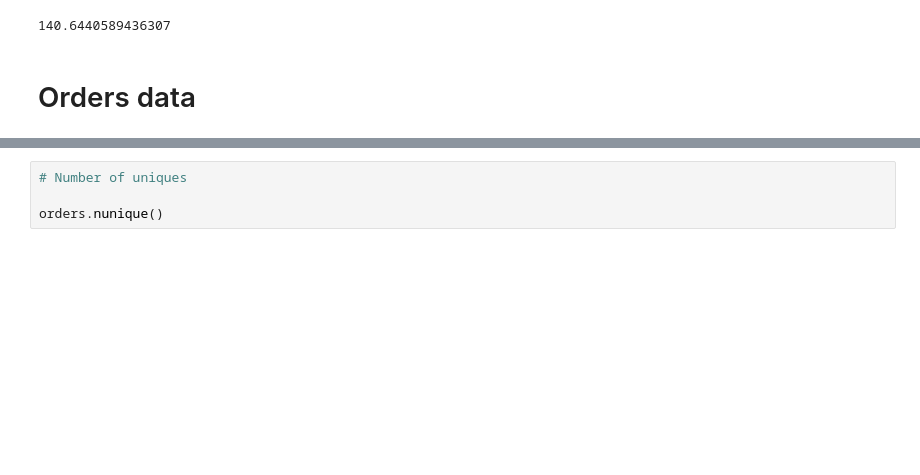
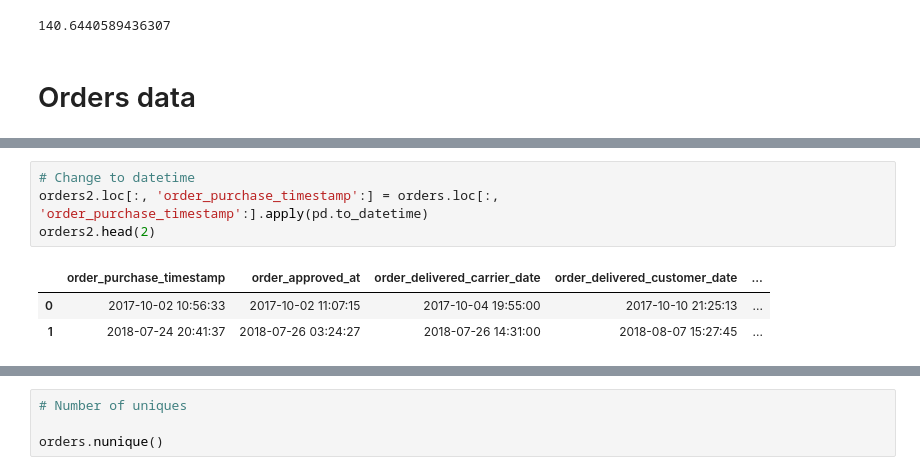
Before and after one commit to Random-Wanderer/Building_toolbox, a Jupyter notebook: notebooks/Olist_analysis.ipynb, the cells around one changed output, grey strips where cells are left out. Cells and saved outputs as stored; diff of their text form; blank space fills up the shorter version.

```diff
--- a/notebooks/Olist_analysis.ipynb
+++ b/notebooks/Olist_analysis.ipynb
@@ -144,6 +144,14 @@ orders.head(2)
 |  | order_id | customer_id | order_status | order_purchase_timestamp | order_approved_at | order_delivered_carrier_date | ... |
 | 0 | e481f51cbdc54678b7cc49136f2d6af7 | 9ef432eb6251297304e76186b10a928d | delivered | 2017-10-02 10:56:33 | 2017-10-02 11:07:15 | 2017-10-04 19:55:00 | ... |
 | 1 | 53cdb2fc8bc7dce0b6741e2150273451 | b0830fb4747a6c6d20dea0b8c802d7ef | delivered | 2018-07-24 20:41:37 | 2018-07-26 03:24:27 | 2018-07-26 14:31:00 | ... |
+# %%
+# Change to datetime
+orders2.loc[:, 'order_purchase_timestamp':] = orders.loc[:, 'order_purchase_timestamp':].apply(pd.to_datetime)
+orders2.head(2)
+# %% [output]
+|  | order_purchase_timestamp | order_approved_at | order_delivered_carrier_date | order_delivered_customer_date | ... |
+| 0 | 2017-10-02 10:56:33 | 2017-10-02 11:07:15 | 2017-10-04 19:55:00 | 2017-10-10 21:25:13 | ... |
+| 1 | 2018-07-24 20:41:37 | 2018-07-26 03:24:27 | 2018-07-26 14:31:00 | 2018-08-07 15:27:45 | ... |
 # %%
 # Get info
 orders.info()
```
Also changed, not shown: parts of 1 cell of this notebook.
